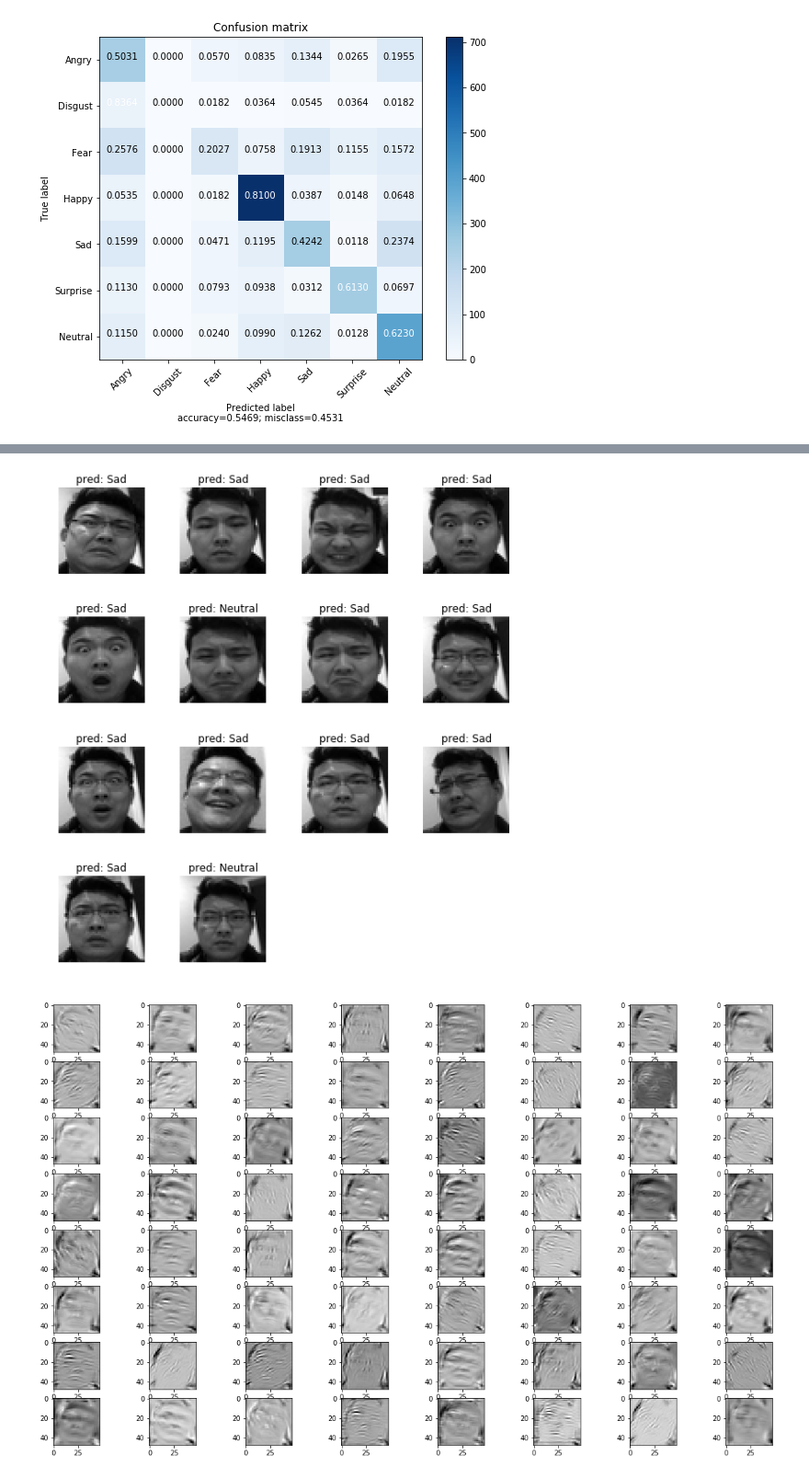
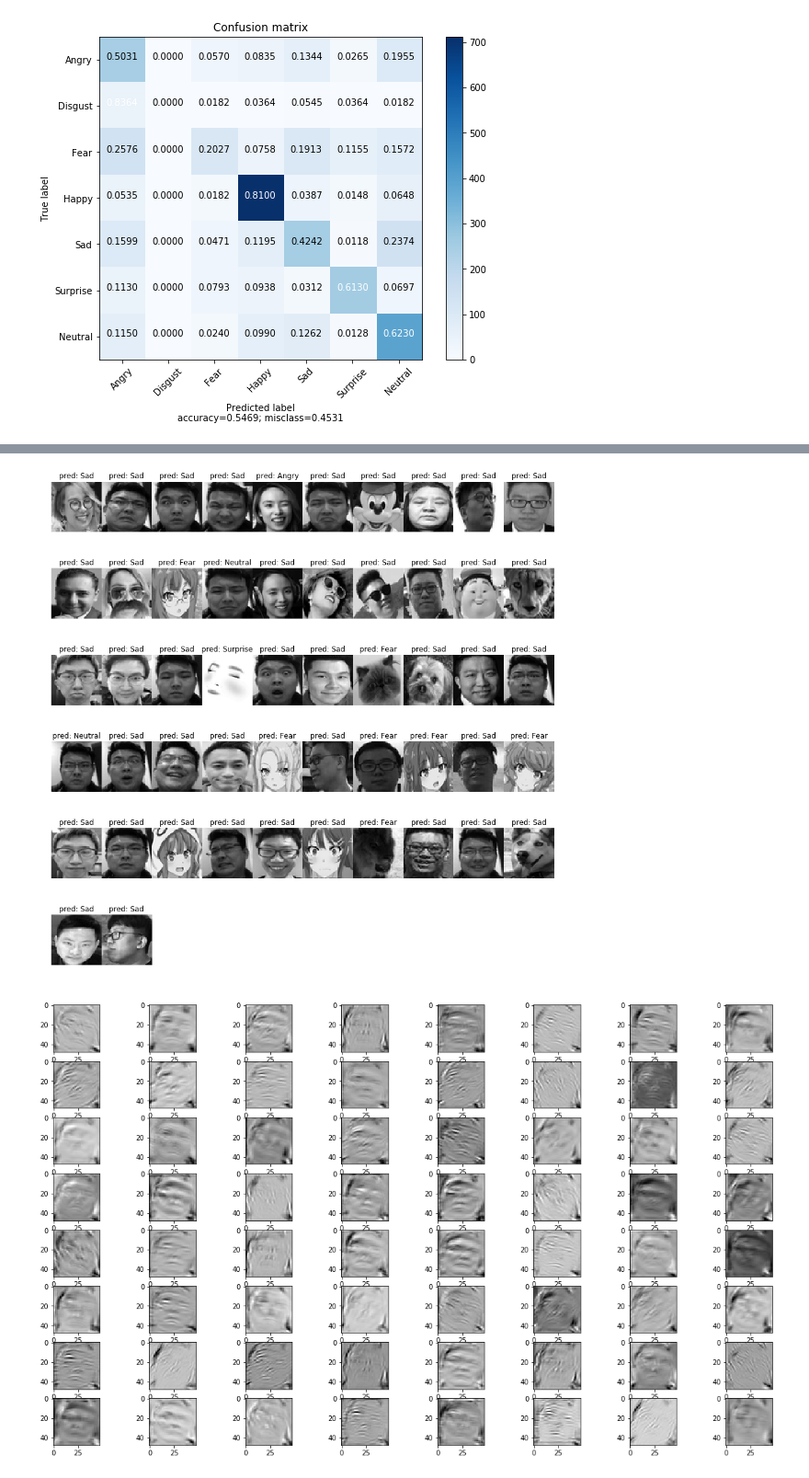
Before and after one commit to songzhm/machinelearningfinalproject, a Jupyter notebook: index.ipynb, the cells around one changed output, grey strips where cells are left out. Shown at 92% size. Cells and saved outputs as stored; diff of their text form; code cells hidden in the pictures.

```diff
--- a/index.ipynb
+++ b/index.ipynb
@@ -812,18 +830,23 @@ me_testing.shape
+# %%
+import re
+split = lambda x: int(re.findall(r'_(.*?)\.',x)[0])
+me_testing_labels = [split(r) for r in files]
 # %%
-n=4
-fig, axs = plt.subplots(n,n, figsize=(10,10))
+w=6
+h=10
+fig, axs = plt.subplots(w, h, figsize=(15,15))
 fig.subplots_adjust(hspace = .5, wspace=.001)
 y_pred_ = [np.argmax(i) for i in simple_cnn.predict(me_testing)]
 label_pred_ = [label_dic[i] for i in y_pred_]
 label_pred_
 axs = axs.ravel()
-for i in range(n*n):
-    if i<14:
+for i in range(w*h):
+    if i<len(me_testing_labels):
         axs[i].imshow(me_testing[i,:,:,0], cmap='gray')
         axs[i].set_title('pred: {}'.format(label_pred_[i]))
     axs[i].axis('off')
 # %% [output]
-[figure, old version]
+[figure, new version]
 # %%
 from keras.models import Model
 layer_outputs = [layer.output for layer in simple_cnn.layers]
```
Also changed, not shown: parts of 13 cells of this notebook, 7 other files.
